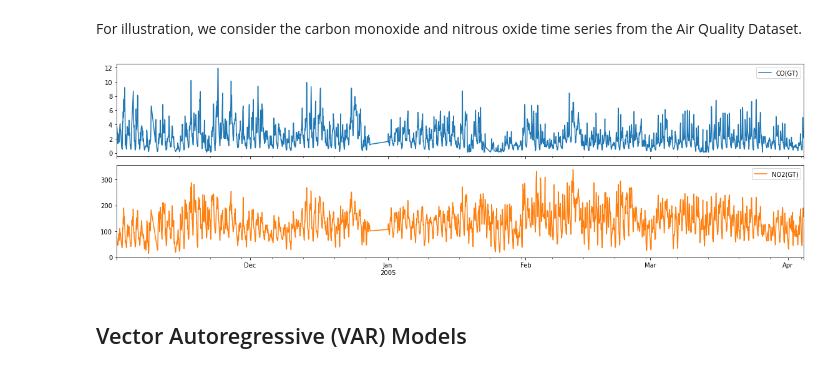
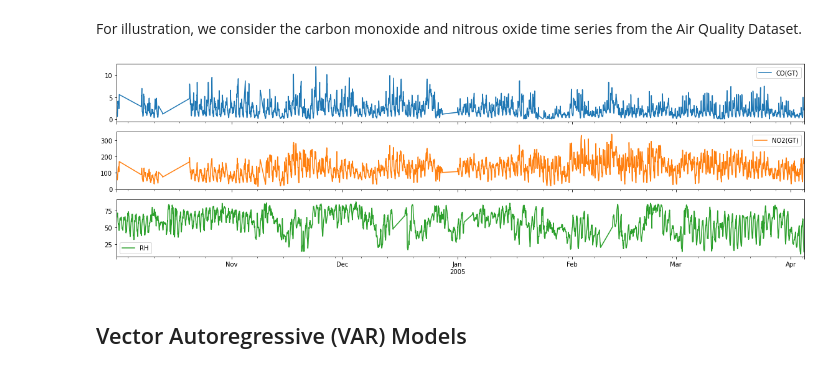
Before and after one commit to eloiventura/vector-autoregressive-methods, a Jupyter notebook: vector_autoregressive_methods_20201120.ipynb, the cells around one changed output. Cells and saved outputs as stored; diff of their text form; code cells hidden in the pictures.

```diff
--- a/vector_autoregressive_methods_20201120.ipynb
+++ b/vector_autoregressive_methods_20201120.ipynb
@@ -158,15 +160,15 @@ $$\rho_{i,j}(h) = \dfrac{Cov\left[y_{i,t}, y_{j,t-h} \right]}{\sigma_{i,t} \sigm
 # %% [markdown]
 For illustration, we consider the carbon monoxide and nitrous oxide time series from the Air Quality Dataset.
 # %%
-cols = ['CO(GT)', 'NO2(GT)']
-data_df = aq_df.loc[aq_df.index>'2004-11-01',cols]
-fig,ax = plt.subplots(2, figsize=(16, 5), sharex=True)
+cols = ['CO(GT)', 'NO2(GT)', 'RH']
+data_df = aq_df.loc[aq_df.index>'2004-10-01',cols]
+fig,ax = plt.subplots(3, figsize=(16, 5), sharex=True)
 data_df.plot(ax=ax, subplots=True)
 plt.xlabel('')
 plt.tight_layout()
 plt.show()
 # %% [output]
-[figure, old version]
+[figure, new version]
 # %% [markdown]
 ## Vector Autoregressive (VAR) Models
 # %% [markdown]
```
Also changed, not shown: parts of 33 cells of this notebook.
